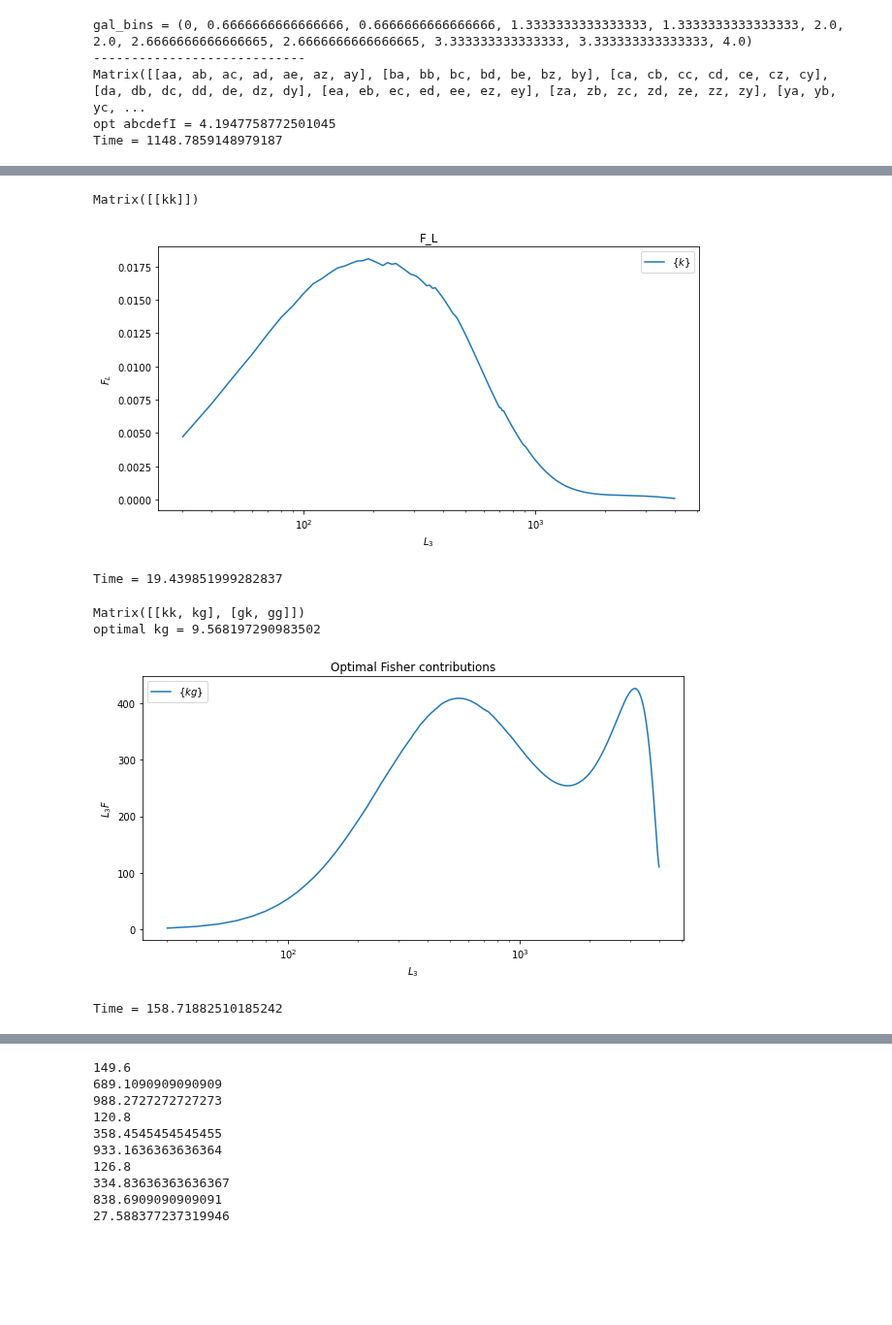
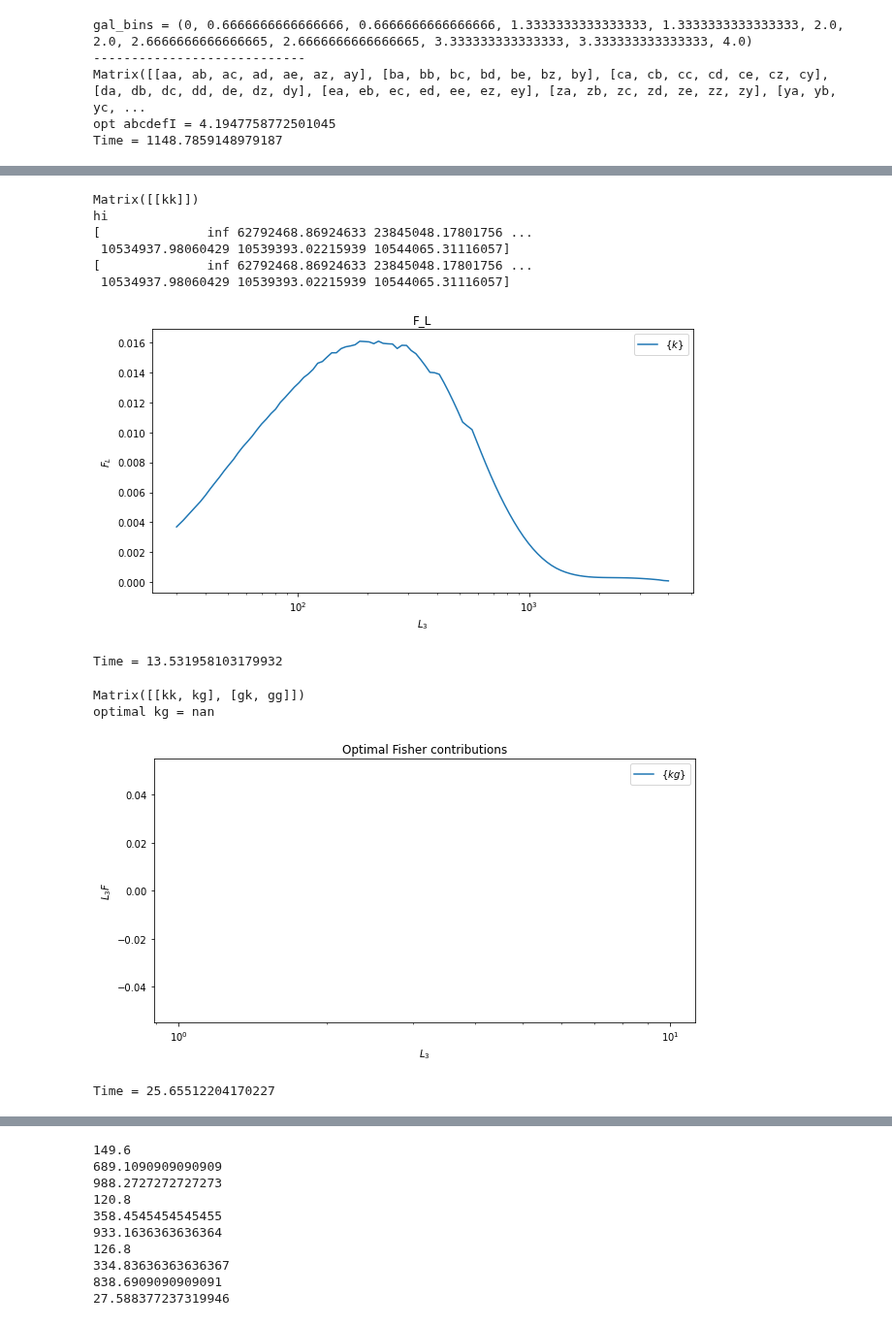
Before and after one commit to mfrobertson/omegaQE, a Jupyter notebook: kkomega/SO_cib.ipynb, the cells around one changed output, grey strips where cells are left out. Shown at 97% size. Cells and saved outputs as stored; diff of their text form; code cells hidden in the pictures; blank space fills up the shorter version.

```diff
--- a/kkomega/SO_cib.ipynb
+++ b/kkomega/SO_cib.ipynb
@@ -429,7 +452,7 @@ Time = 36.047996044158936
 t0 = time.time()
 N0_file = "cache/_N0/N0_my_SO_14_14_TQU.npy"
 fisher.reset_noise(N0_file)
-Ls, F_L = fisher.get_F_L("k", 4000, 10, 100, nu=353e9,)
+Ls, F_L = fisher.get_F_L("k", Ls=Ls, Ntheta=100, nu=353e9)
 plt.semilogx(Ls, F_L, label="$\{k\}$")
 plt.ylabel("$F_L$")
 plt.xlabel("$L_3$")
@@ -440,27 +463,32 @@ t1 = time.time()
 print(f"Time = {t1 - t0}")
 # %% [output]
 Matrix([[kk]])
+hi
+[              inf 62792468.86924633 23845048.17801756 ...
+ 10534937.98060429 10539393.02215939 10544065.31116057]
+[              inf 62792468.86924633 23845048.17801756 ...
+ 10534937.98060429 10539393.02215939 10544065.31116057]
-[figure, old version]
+[figure, new version]
-Time = 19.439851999282837
+Time = 13.531958103179932
 # %%
 t0 = time.time()
-F_opt = fisher.get_optimal_bispectrum_Fisher("kg", 4000, 10, 100, 0.4, nu=353e9, arr=True, save_array=True)
+F_opt = fisher.get_optimal_bispectrum_Fisher("kg", Ls=Ls, Ntheta=100, f_sky=0.4, nu=353e9, save_array=True)
 print(f"optimal kg = {np.sqrt(F_opt)}")
 F_kg = fisher.opt_F
 Ls = fisher.opt_Ls
 plt.semilogx(Ls, Ls*F_kg, label="$\{kg\}$")
 plt.ylabel("$L_3F$")
 plt.xlabel("$L_3$")
 plt.title("Optimal Fisher contributions")
 plt.legend()
 plt.show()
 t1 = time.time()
 print(f"Time = {t1 - t0}")
 # %% [output]
 Matrix([[kk, kg], [gk, gg]])
-optimal kg = 9.568197290983502
+optimal kg = nan
-[figure, old version]
+[figure, new version]
-Time = 158.71882510185242
+Time = 25.65512204170227
 # %%
 t0 = time.time()
 N0_file = "cache/_N0/N0_my_SO_14_14_TQU.npy"
```
Also changed, not shown: parts of 13 cells of this notebook, 4 other files.
